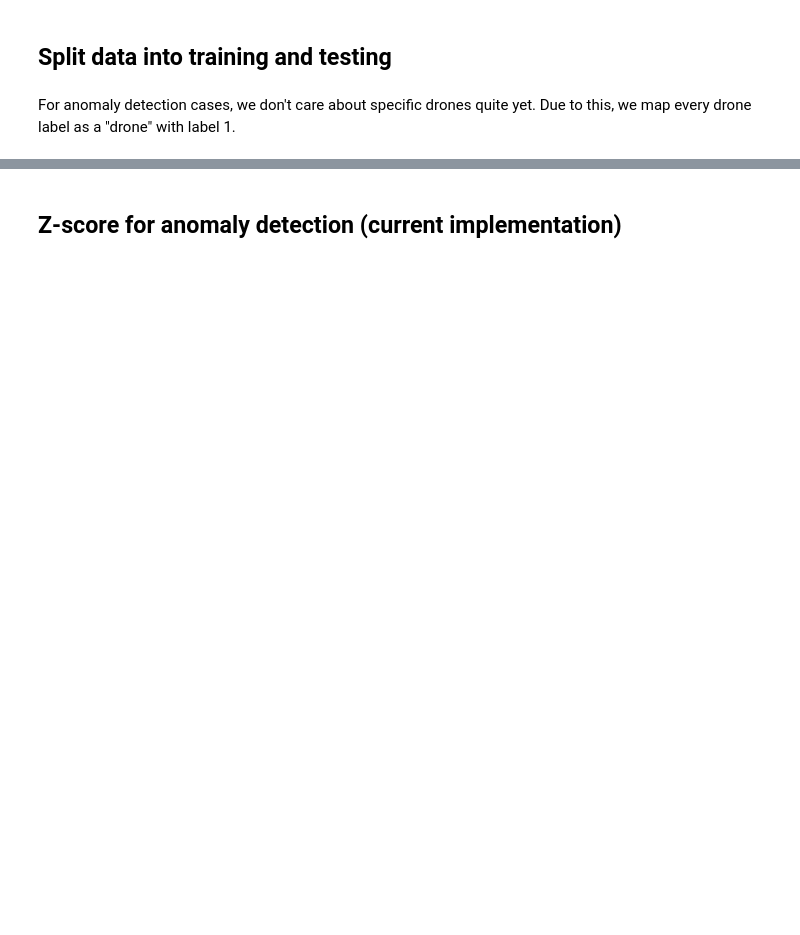
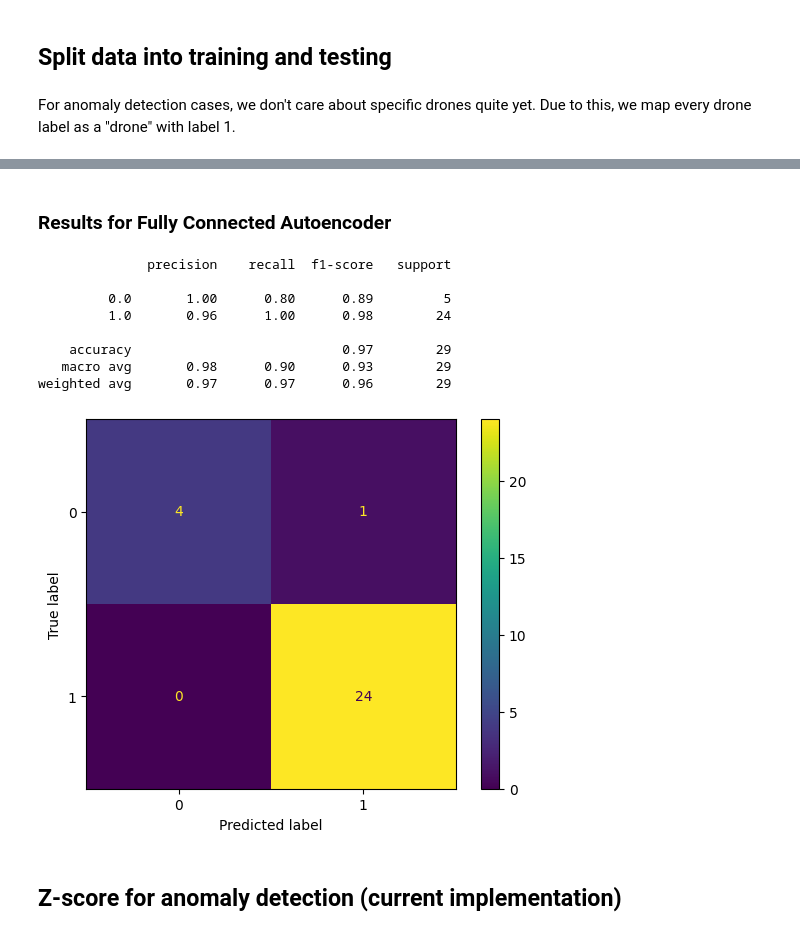
Before and after one commit to r-dura/rf-anomaly-detection, a Jupyter notebook: notebooks/auto_encoder.ipynb, the cells around one changed output, grey strips where cells are left out. Drawn from its saved outputs; the diff is of its cells as text; code cells hidden in the pictures; blank space fills up the shorter version.

```diff
--- a/notebooks/auto_encoder.ipynb
+++ b/notebooks/auto_encoder.ipynb
@@ -282,6 +359,6 @@ plt.show()
 # %%
 def detect_anomalies(model, data, threshold):
     reconstructions = model.predict(data)
-    mse = np.mean(np.square(data - reconstructions), axis=1)
+    mse = ((data - reconstructions) ** 2).mean(axis=1)
     return mse > threshold
 # %%
@@ -325,2 +378,17 @@ Confusion Matrix:
+# %% [markdown]
+### Results for Fully Connected Autoencoder
+# %%
+print(classification_report(y_test, anomalies))
+disp_cm = ConfusionMatrixDisplay(confusion_matrix(y_test, anomalies)).plot()
+# %% [output]
+              precision    recall  f1-score   support
+
+         0.0       1.00      0.80      0.89         5
+         1.0       0.96      1.00      0.98        24
+
+    accuracy                           0.97        29
+   macro avg       0.98      0.90      0.93        29
+weighted avg       0.97      0.97      0.96        29
+[figure, added]
 # %% [markdown]
 ## Z-score for anomaly detection (current implementation)
```
Also changed, not shown: parts of 48 cells of this notebook, 2 other files.
